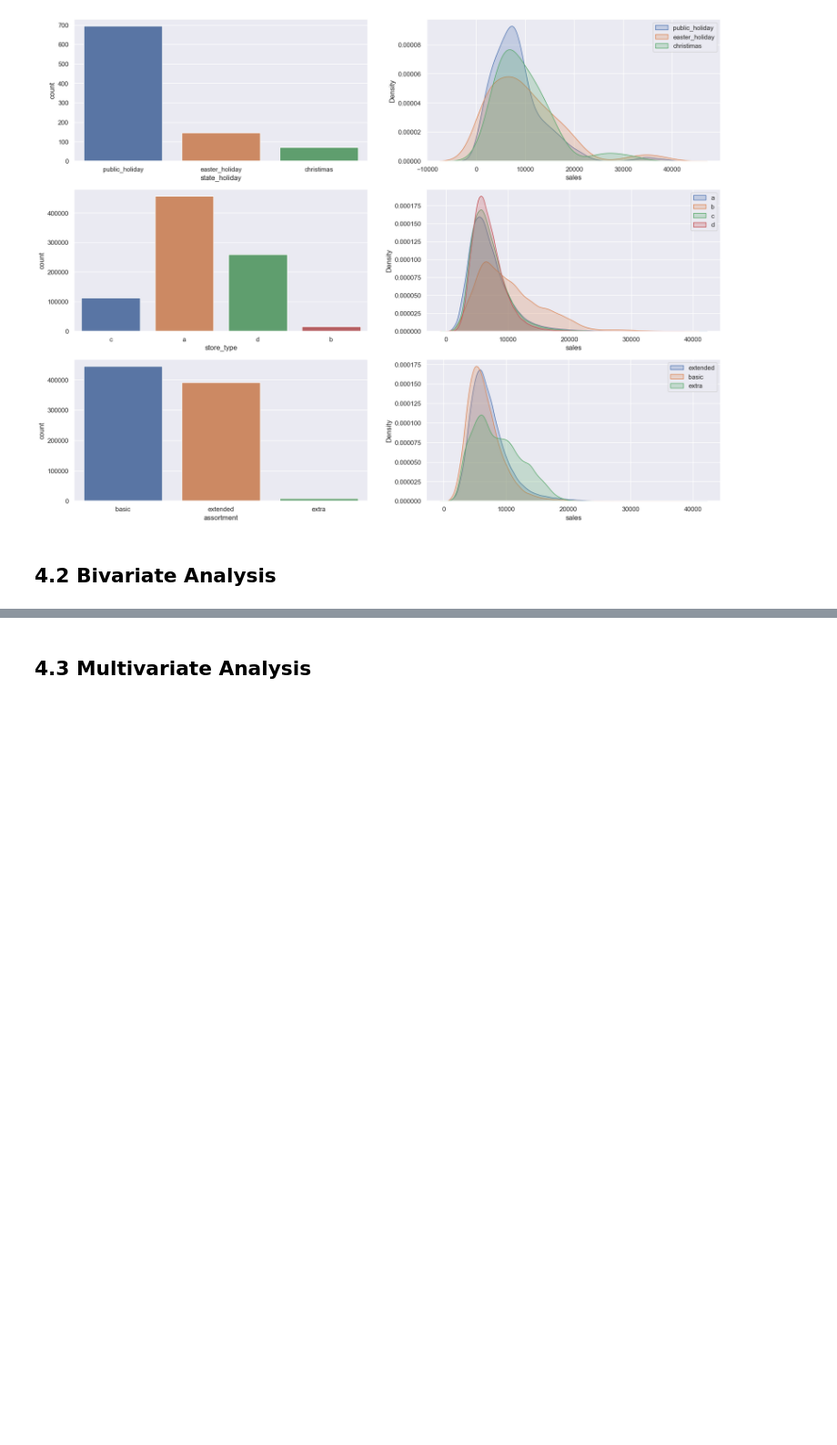
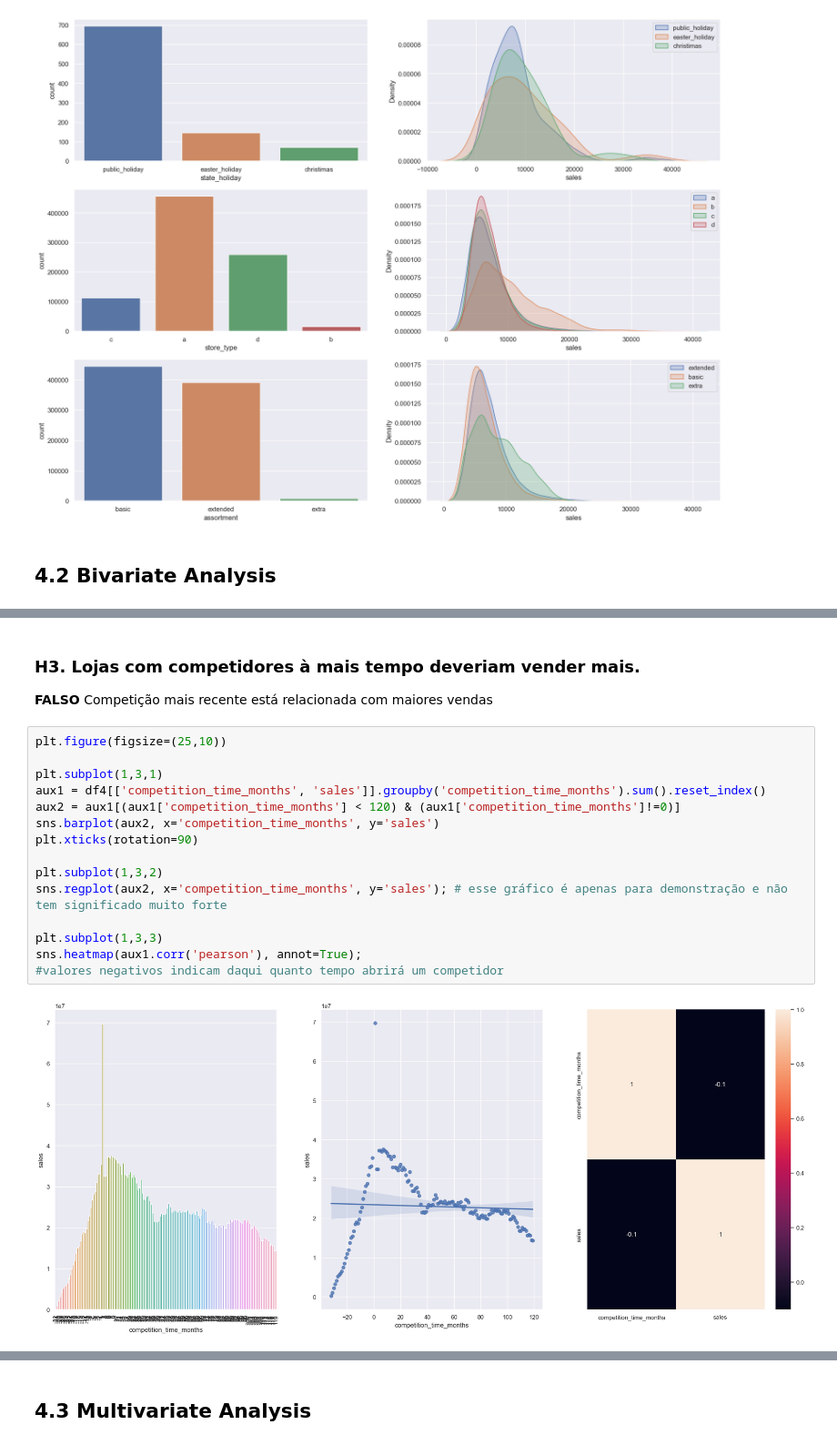
Before and after one commit to BlueBics/rossmann_sales_prediction, a Jupyter notebook: v01_store_sales_prediction.ipynb, the cells around one changed output, grey strips where cells are left out. Shown at 91% size. Cells and saved outputs as stored; diff of their text form; blank space fills up the shorter version.

```diff
--- a/v01_store_sales_prediction.ipynb
+++ b/v01_store_sales_prediction.ipynb
@@ -559,0 +595,20 @@ plt.show();
+# %% [markdown]
+### **H3.** Lojas com competidores à mais tempo deveriam vender mais.
+**FALSO** Competição mais recente está relacionada com maiores vendas
+# %%
+plt.figure(figsize=(25,10))
+
+plt.subplot(1,3,1)
+aux1 = df4[['competition_time_months', 'sales']].groupby('competition_time_months').sum().reset_index()
+aux2 = aux1[(aux1['competition_time_months'] < 120) & (aux1['competition_time_months']!=0)]
+sns.barplot(aux2, x='competition_time_months', y='sales')
+plt.xticks(rotation=90)
+
+plt.subplot(1,3,2)
+sns.regplot(aux2, x='competition_time_months', y='sales'); # esse gráfico é apenas para demonstração e não tem significado muito forte
+
+plt.subplot(1,3,3)
+sns.heatmap(aux1.corr('pearson'), annot=True);
+#valores negativos indicam daqui quanto tempo abrirá um competidor
+# %% [output]
+[figure, added]
```
Also changed, not shown: parts of 11 cells of this notebook.
